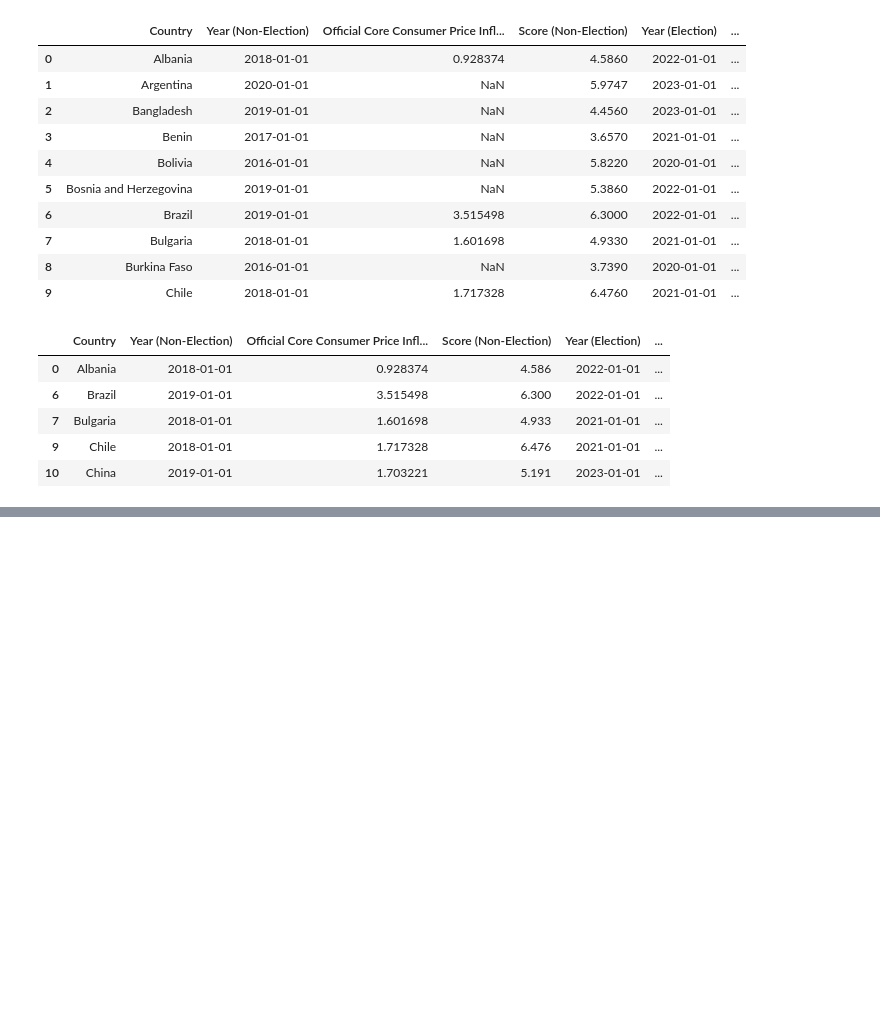
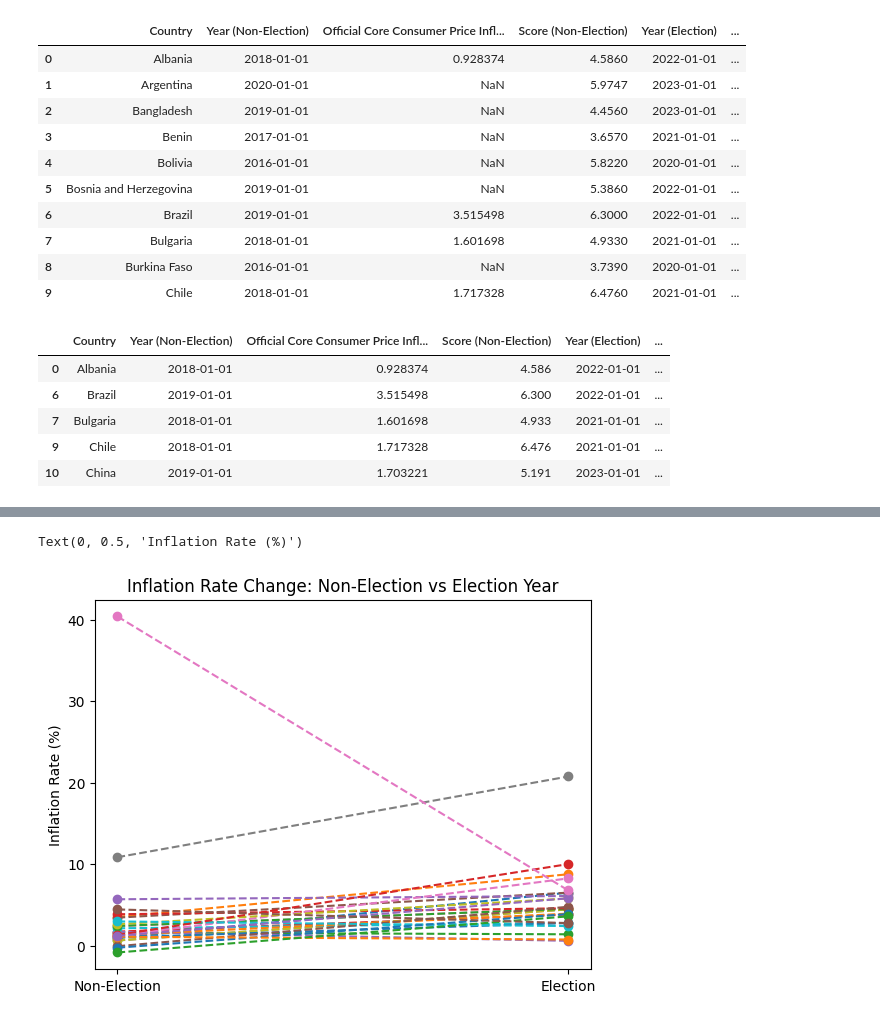
Before and after one commit to cmgboji/PSY371F-Final-Project, a Jupyter notebook: PSY 371F - Notebook.ipynb, the cells around one changed output, grey strips where cells are left out. Cells and saved outputs as stored; diff of their text form; code cells hidden in the pictures; blank space fills up the shorter version.

```diff
--- a/PSY 371F - Notebook.ipynb
+++ b/PSY 371F - Notebook.ipynb
@@ -282,0 +315,17 @@ elections_df.to_csv('Elections File.csv')
+# %%
+ne_inf = elections_df['Official Core Consumer Price Inflation (Non-Election)']
+e_inf = elections_df['Official Core Consumer Price Inflation (Election)']
+
+for i in range(len(elections_df)):
+    plt.plot(
+        ['Non-Election', 'Election'],
+        [ne_inf.iloc[i], e_inf.iloc[i]],
+        marker='o', linestyle='--',
+        label=elections_df['Country'].iloc[i]
+    )
+
+plt.title('Inflation Rate Change: Non-Election vs Election Year')
+plt.ylabel('Inflation Rate (%)')
+# %% [output]
+Text(0, 0.5, 'Inflation Rate (%)')
+[figure, added]
```
Also changed, not shown: parts of 5 cells of this notebook.
